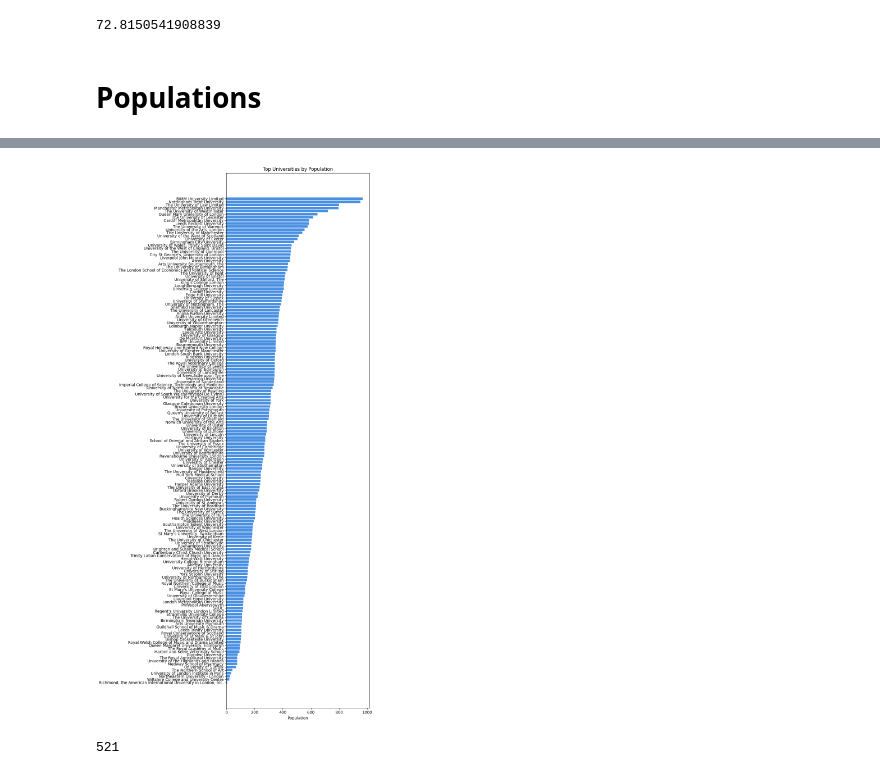
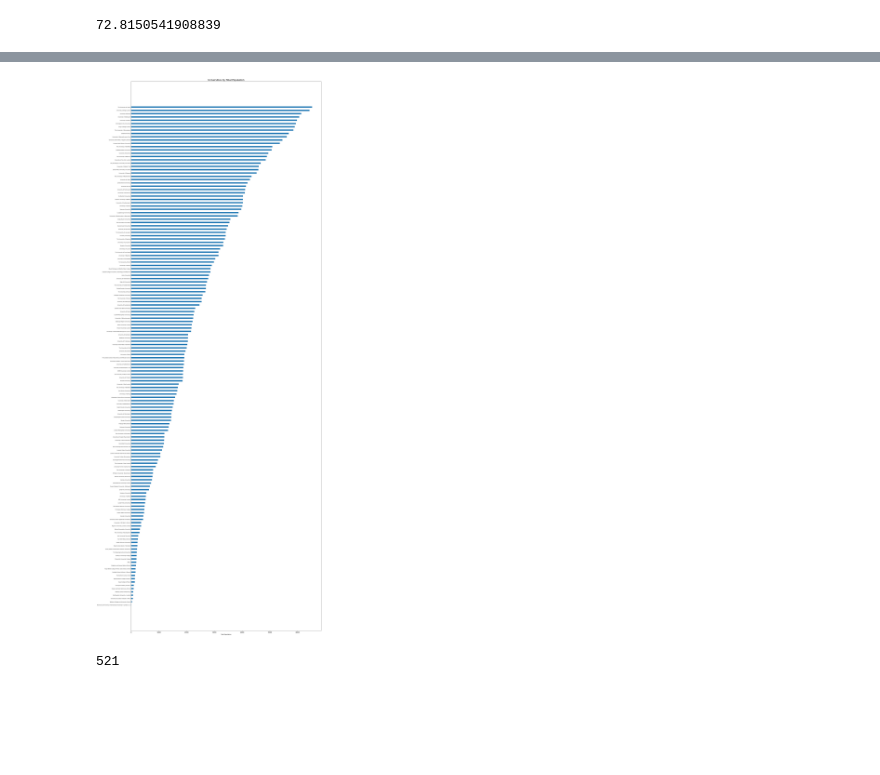
Before and after one commit to ZahinHussain/Analytic-software-technologies, a Jupyter notebook: graphs.ipynb, the cells around one changed output, grey strips where cells are left out. Saved outputs shown, nothing was run; the diff lists cells and outputs as text; code cells hidden in the pictures; blank space fills up the shorter version.

```diff
--- a/graphs.ipynb
+++ b/graphs.ipynb
@@ -139,46 +139,60 @@ total_res = df['respondents'].sum()
 print((total_res/total_pop)*100)
 # %% [output]
 72.8150541908839
-# %% [markdown]
-# Populations
 # %%
-
 import pandas as pd
 import matplotlib.pyplot as plt
 
 df = pd.read_csv("onlyUni.csv")
 
-questionToPlot = []
-answerValues = []
-
 # --- DATA PROCESSING ---
 
-# 1. Select only the columns we need
-subset = df[['provider', 'population']]
-
-# 2. Remove duplicates to make it UNIQUE
-# This keeps 1 row per provider with their population
-unique_df = subset.drop_duplicates()
-
-# 3. Sort by population and take top 10
-top_10 = unique_df.sort_values('population', ascending=False).iloc[2:]
+subset = df[['provider', 'cah3_subject', 'population']]
 
 
-# --- LOOP (UNCHANGED) ---
-for index, row in top_10.iterrows():
-    questionToPlot.append(row['provider'])
-    answerValues.append(row['population'])
+unique_df = subset.drop_duplicates(
+    subset=['provider', 'cah3_subject', 'population']
+)
 
-print(len(top_10)) # Should be 10
+# 3. Sum population per provider
+provider_population = (
+    unique_df
+    .groupby('provider', as_index=False)['population']
+    .sum()
+)
+
+# 4. Sort and exclude top 2 online providers, then take top 10
+top_10 = (
+    provider_population
+    .sort_values('population', ascending=False)
+    .iloc[5:]
+
+)
+
+print(top_10)
+print("Number of providers:", len(top_10))  # should be 10
 
 # --- PLOTTING ---
-fig, ax = plt.subplots(figsize=(10, 20))
-ax.barh(questionToPlot, answerValues, color='#4a90e2')
-plt.title("Top Universities by Population")
-ax.set_xlabel("Population")
+num_unis = len(top_10)
+
+fig_height = max(0.4 * num_unis, 20)  # auto-scale height
+
+fig, ax = plt.subplots(figsize=(25, fig_height))
+
+ax.barh(
+    top_10['provider'],
+    top_10['population'],
+    height=0.4
+)
+
+ax.set_title("Universities by Total Population", fontsize=18)
+ax.set_xlabel("Total Population")
 ax.invert_yaxis()
-plt.tight_layout()
+
+# Improve label readability
+ax.tick_params(axis='y', labelsize=8)
+ax.tick_params(axis='x', labelsize=12)
+
+plt.tight_layout(pad=3)
 plt.show()
-
-#This exlcuudes the 2 ones as they are online school hence more students as there is ,ess people which is needed
 # %% [output]
@@ -186,4 +214,4 @@ plt.show()
-[figure, old version]
+[figure, new version]
 # %%
 
 import pandas as pd
```
Also changed, not shown: parts of 8 cells of this notebook, 5 other files.
